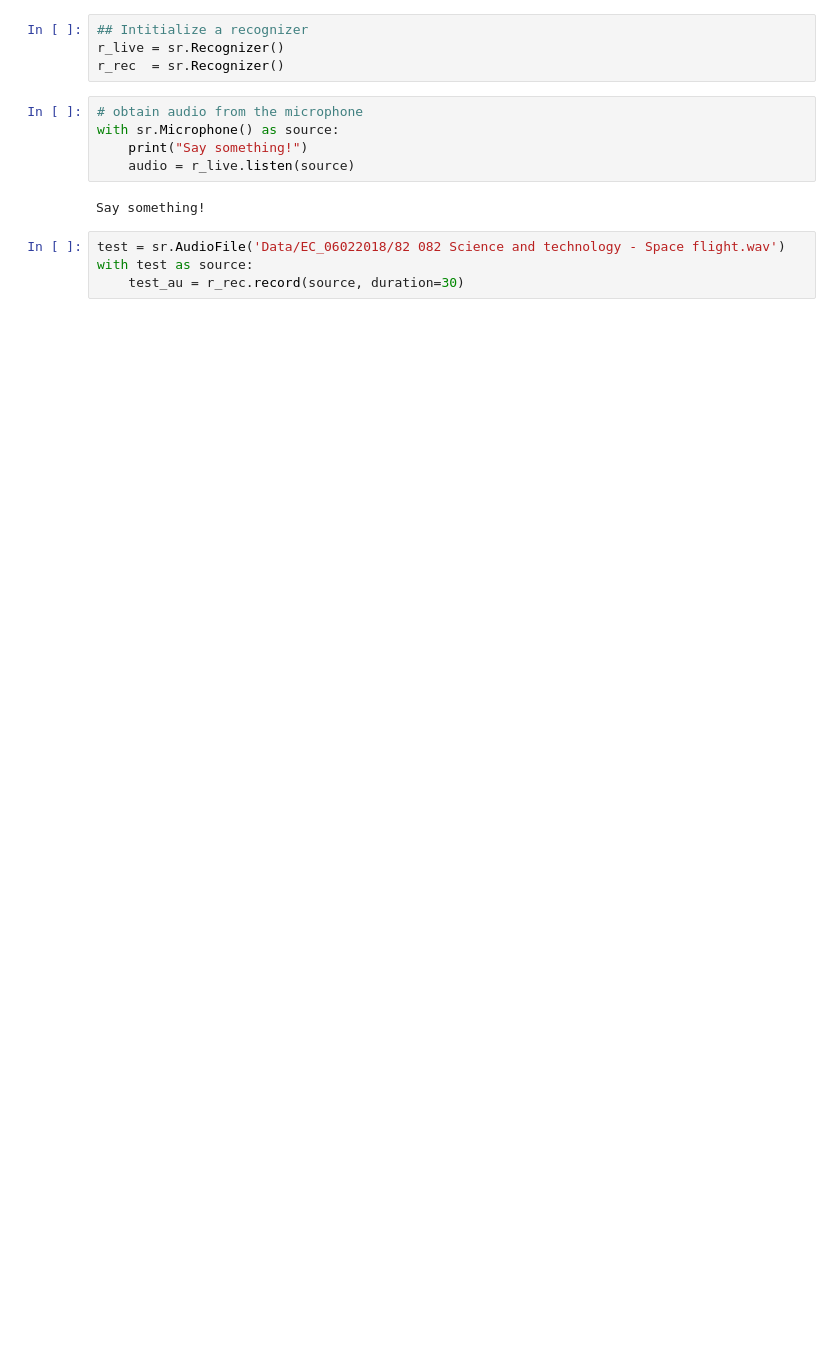
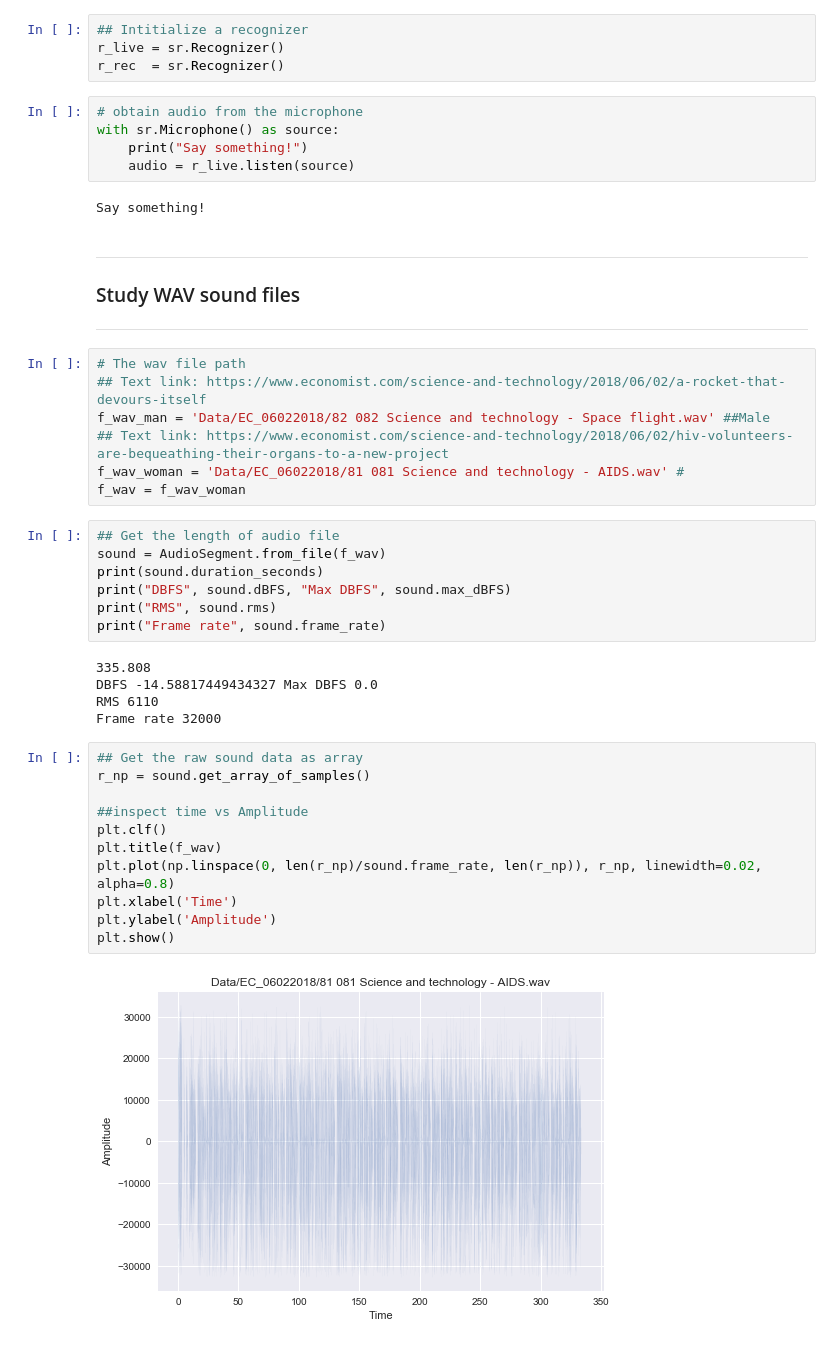
Before and after one commit to tongbaojia/Insight, a Jupyter notebook: Project/MVP.ipynb, the cells around one changed output. Cells and saved outputs as stored; diff of their text form; blank space fills up the shorter version.

```diff
--- a/Project/MVP.ipynb
+++ b/Project/MVP.ipynb
@@ -50,7 +67,40 @@ with sr.Microphone() as source:
     audio = r_live.listen(source)
 # %% [output]
 Say something!
-# %%
-test = sr.AudioFile('Data/EC_06022018/82 082 Science and technology - Space flight.wav')
-with test as source:
-    test_au = r_rec.record(source, duration=30)
+# %% [markdown]
+
+***
+### Study WAV sound files
+***
+# %%
+# The wav file path
+## Text link: https://www.economist.com/science-and-technology/2018/06/02/a-rocket-that-devours-itself
+f_wav_man = 'Data/EC_06022018/82 082 Science and technology - Space flight.wav' ##Male
+## Text link: https://www.economist.com/science-and-technology/2018/06/02/hiv-volunteers-are-bequeathing-their-organs-to-a-new-project
+f_wav_woman = 'Data/EC_06022018/81 081 Science and technology - AIDS.wav' #
+f_wav = f_wav_woman
+# %%
+## Get the length of audio file
+sound = AudioSegment.from_file(f_wav)
+print(sound.duration_seconds)
+print("DBFS", sound.dBFS, "Max DBFS", sound.max_dBFS)
+print("RMS", sound.rms)
+print("Frame rate", sound.frame_rate)
+# %% [output]
+335.808
+DBFS -14.58817449434327 Max DBFS 0.0
+RMS 6110
+Frame rate 32000
+# %%
+## Get the raw sound data as array
+r_np = sound.get_array_of_samples()
+
+##inspect time vs Amplitude
+plt.clf()
+plt.title(f_wav)
+plt.plot(np.linspace(0, len(r_np)/sound.frame_rate, len(r_np)), r_np, linewidth=0.02, alpha=0.8)
+plt.xlabel('Time')
+plt.ylabel('Amplitude')
+plt.show()
+# %% [output]
+[figure, added]
```
Also changed, not shown: parts of 33 cells of this notebook.
